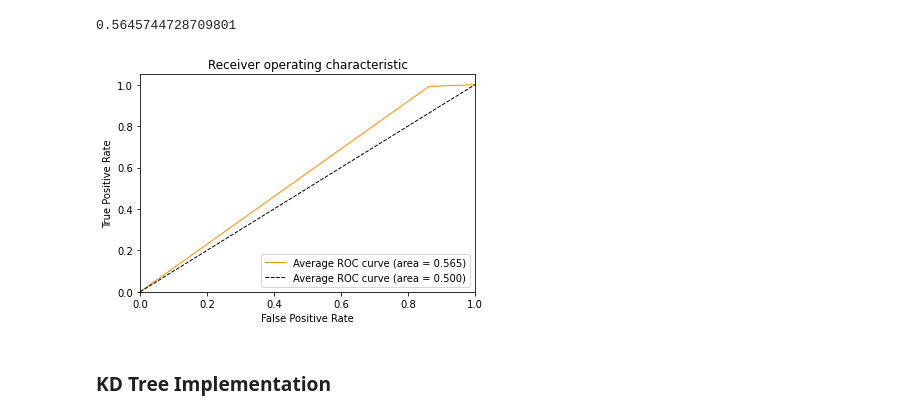
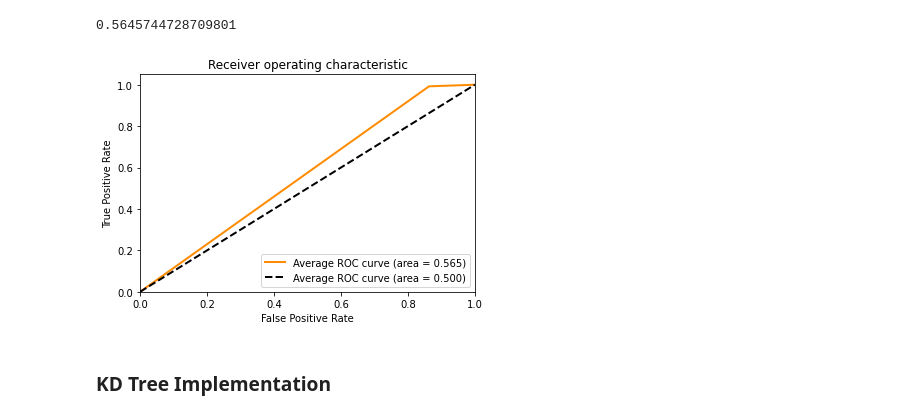
Before and after one commit to A-lone-Contributer/Amazon-Food-Reviews, a Jupyter notebook: Applying KNN/Applying_KNN_for_BoW.ipynb, the cells around one changed output. Saved outputs shown, nothing was run; the diff lists cells and outputs as text; code cells hidden in the pictures.

```diff
--- a/Applying KNN/Applying_KNN_for_BoW.ipynb
+++ b/Applying KNN/Applying_KNN_for_BoW.ipynb
@@ -659,21 +664,22 @@ auc_roc
 # %%
 # plotting the ROC graph
 
 plt.figure()
+lw=2
 
 plt.plot(fpr, tpr, color='darkorange', lw=lw,
          label='Average ROC curve (area = {0:0.3f})'.format(auc_roc))
 plt.plot([0, 1], [0, 1], color='black', lw=lw, linestyle='--',
          label= 'Average ROC curve (area = 0.500)')
 plt.xlim([0.0, 1.0])
 plt.ylim([0.0, 1.05])
 plt.xlabel('False Positive Rate')
 plt.ylabel('True Positive Rate')
 plt.title('Receiver operating characteristic')
 plt.legend(loc="lower right")
 plt.show()
 # %% [output]
-[figure, old version]
+[figure, new version]
 # %% [markdown]
 ### KD Tree Implementation
 # %%
```
Also changed, not shown: parts of 9 cells of this notebook.
